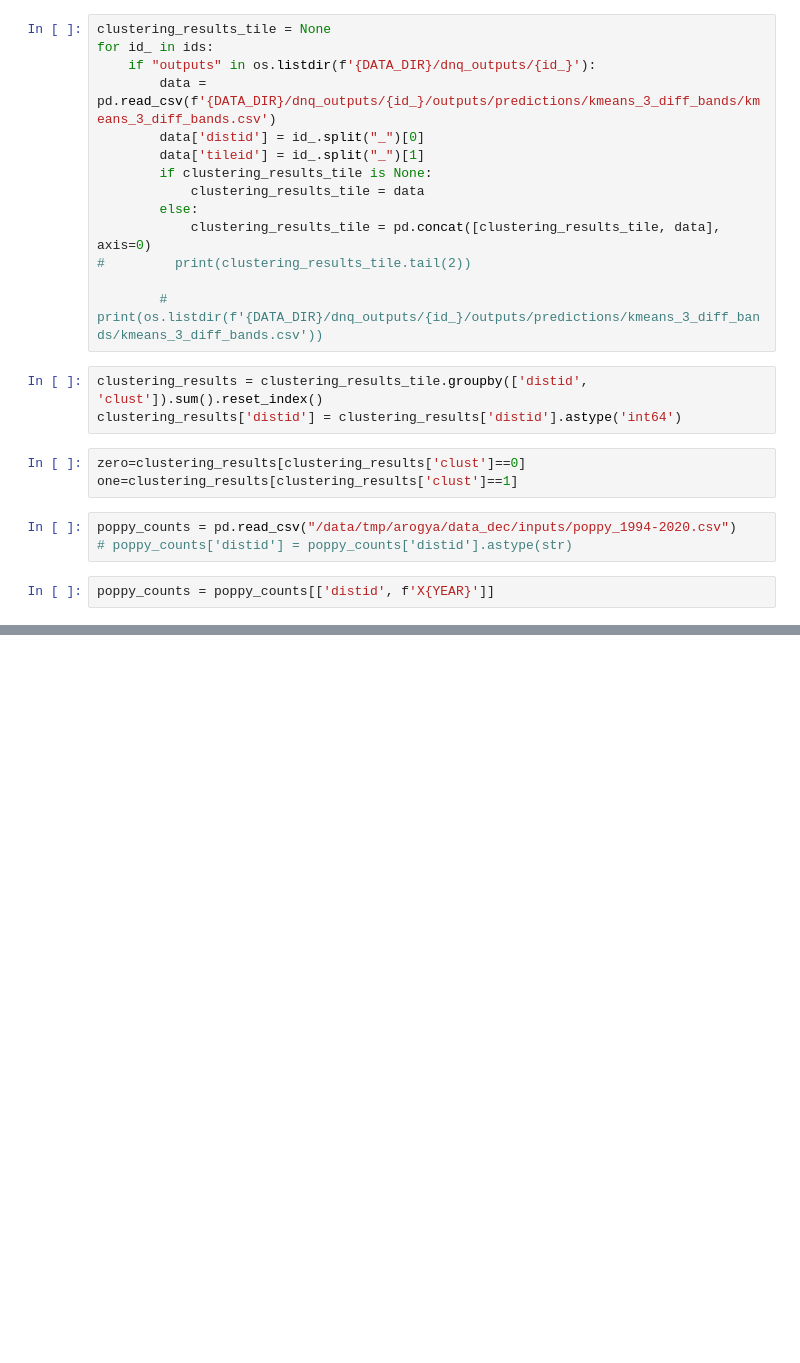
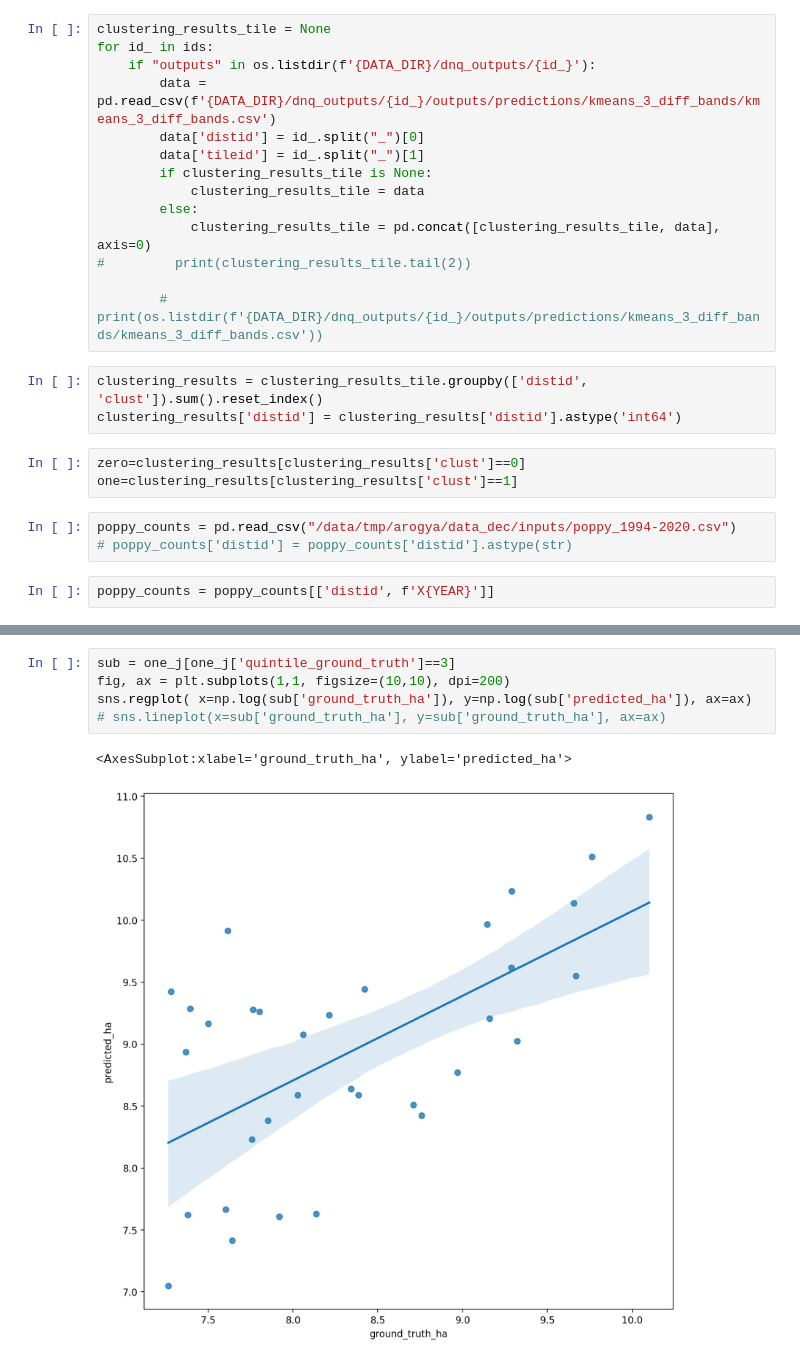
Before and after one commit to arogyakoirala/poppy, a Jupyter notebook: notebooks/Results_Dec.ipynb, the cells around one changed output, grey strips where cells are left out. Saved outputs shown, nothing was run; the diff lists cells and outputs as text; blank space fills up the shorter version.

```diff
--- a/notebooks/Results_Dec.ipynb
+++ b/notebooks/Results_Dec.ipynb
@@ -114,0 +142,8 @@ display(one_j.rename({'clustering_ha':'ground_truth_ha', f'X{YEAR}': 'predicted_
+# %%
+sub = one_j[one_j['quintile_ground_truth']==3]
+fig, ax = plt.subplots(1,1, figsize=(10,10), dpi=200)
+sns.regplot( x=np.log(sub['ground_truth_ha']), y=np.log(sub['predicted_ha']), ax=ax)
+# sns.lineplot(x=sub['ground_truth_ha'], y=sub['ground_truth_ha'], ax=ax)
+# %% [output]
+<AxesSubplot:xlabel='ground_truth_ha', ylabel='predicted_ha'>
+[figure, added]
```
Also changed, not shown: parts of 9 cells of this notebook, 3 other files.
